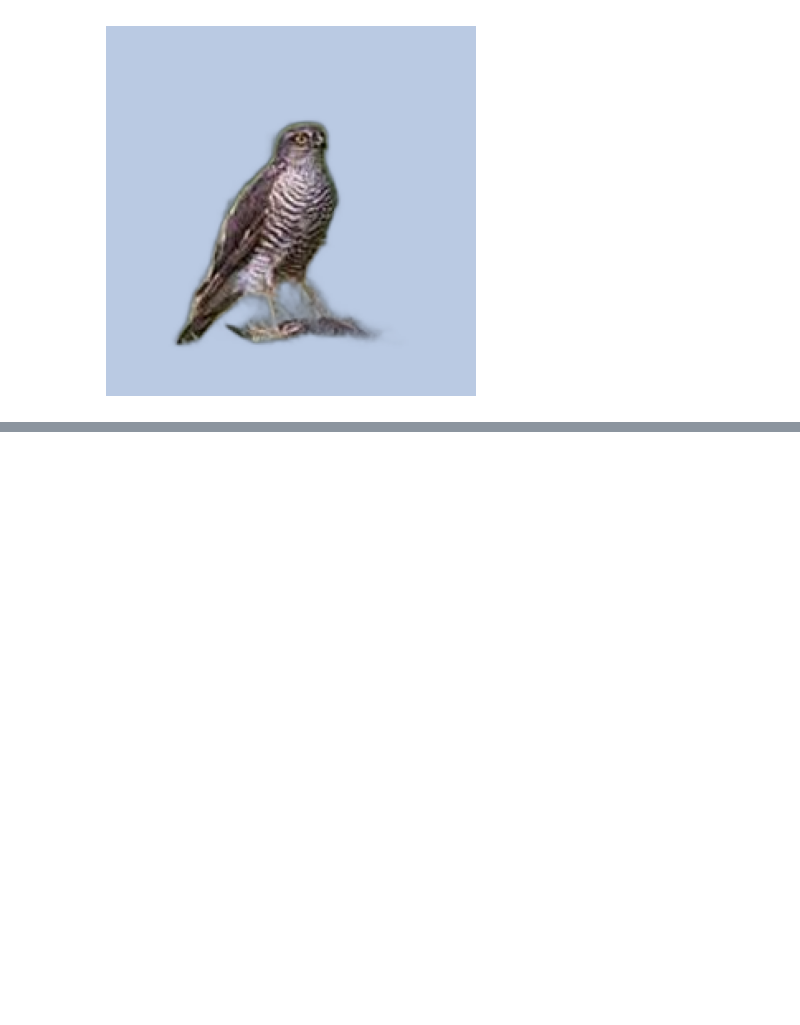
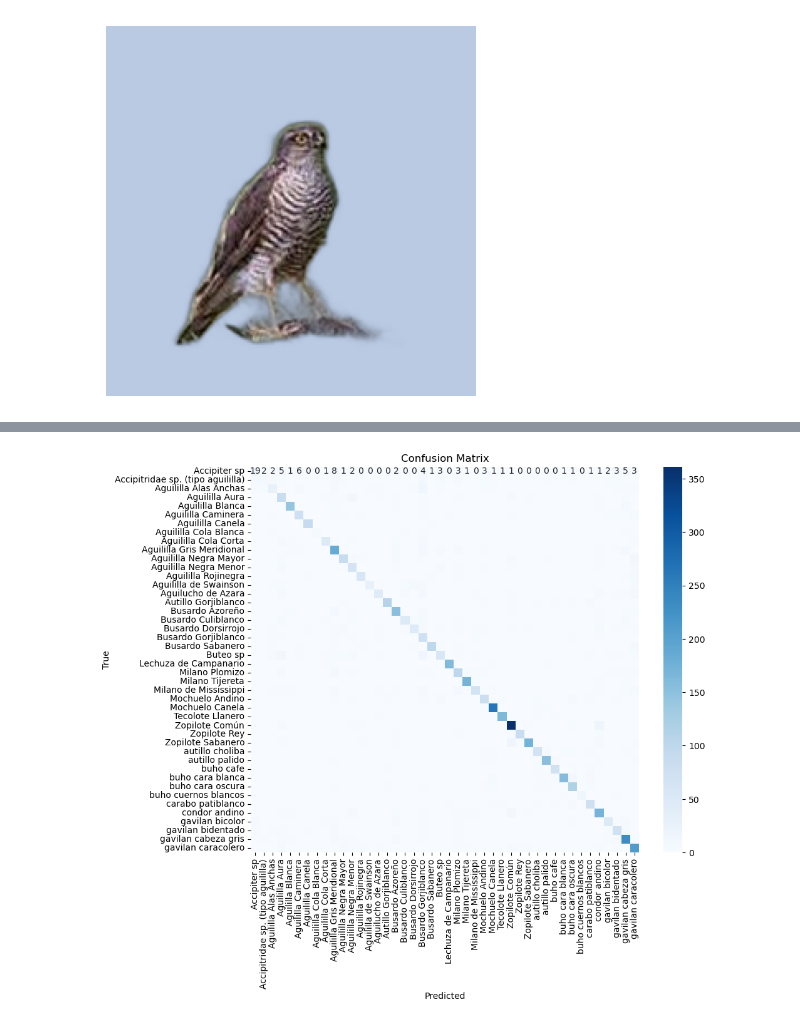
Before and after one commit to danielmedinam03/EntrenamientoElectiva3, a Jupyter notebook: ENTRENAMIENTO.ipynb, the cells around one changed output, grey strips where cells are left out. Saved outputs shown, nothing was run; the diff lists cells and outputs as text; code cells hidden in the pictures; blank space fills up the shorter version.

```diff
--- a/ENTRENAMIENTO.ipynb
+++ b/ENTRENAMIENTO.ipynb
@@ -711,0 +758,17 @@ Porcentaje de confianza: 75.67%
+# %%
+
+# Crear un generador de lotes de imágenes para el conjunto de validación
+validation_generator = valid_datagen.flow_from_directory(
+    data_dir,
+    target_size=(224, 224),  # Cambia al tamaño correcto según tu modelo
+    batch_size=32,  # Cambia el tamaño del lote según lo necesites
+    class_mode='categorical',
+    shuffle=False
+)
+
+# Generar las predicciones para todas las imágenes del conjunto de validación
+predictions = custom_vgg_model.predict(validation_generator, steps=len(validation_generator), verbose=1)
+predicted_classes = np.argmax(predictions, axis=1)
+
+# Obtener las etiquetas verdaderas del conjunto de validación
+true_labels = validation_generator.classes
@@ -711,0 +778,16 @@ Porcentaje de confianza: 75.67%
+# %%
+import matplotlib.pyplot as plt
+import seaborn as sns
+
+# Calcular la matriz de confusión
+conf_matrix = confusion_matrix(true_labels, predicted_classes)
+
+# Mostrar la matriz de confusión con un mapa de calor
+plt.figure(figsize=(10, 8))
+sns.heatmap(conf_matrix, annot=True, cmap='Blues', fmt='g', xticklabels=validation_generator.class_indices.keys(), yticklabels=validation_generator.class_indices.keys())
+plt.xlabel('Predicted')
+plt.ylabel('True')
+plt.title('Confusion Matrix')
+plt.show()
+# %% [output]
+[figure, added]
```
Also changed, not shown: parts of 19 cells of this notebook.
